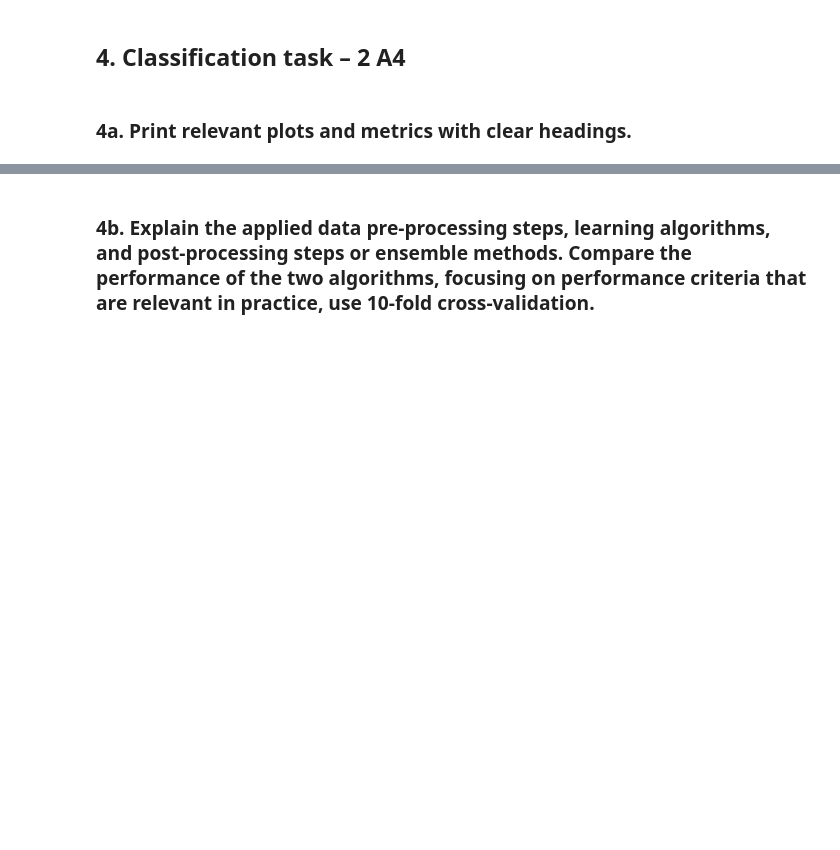
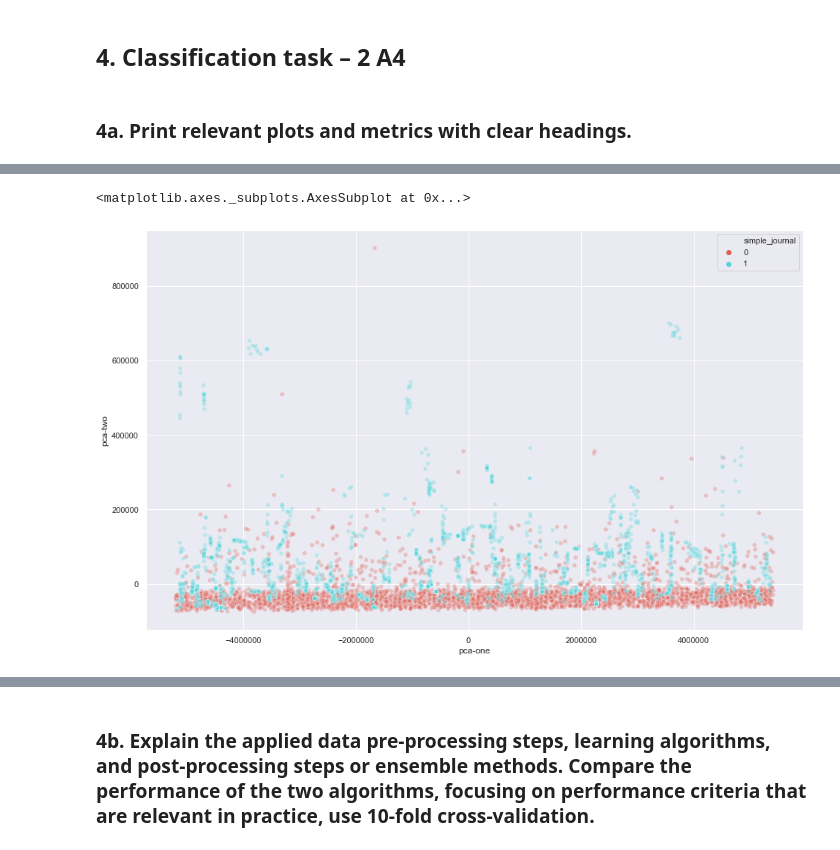
Before and after one commit to adityakunar/cda-2021, a Jupyter notebook: Assignment-1/Lab1.ipynb, the cells around one changed output, grey strips where cells are left out. Cells and saved outputs as stored; diff of their text form; code cells hidden in the pictures; blank space fills up the shorter version.

```diff
--- a/Assignment-1/Lab1.ipynb
+++ b/Assignment-1/Lab1.ipynb
@@ -414,3 +423,20 @@ plt.show()
 ## 4. Classification task – 2 A4
 # %% [markdown]
 ### 4a. Print relevant plots and metrics with clear headings.
+# %%
+from sklearn.decomposition import PCA
+from sklearn.manifold import TSNE
+
+pca_df = smoted_df.copy()
+
+pca = PCA(n_components=5)
+pca_result = pca.fit_transform(pca_df.values)
+pca_df['pca-one'] = pca_result[:,0]
+pca_df['pca-two'] = pca_result[:,1]
+pca_df['pca-three'] = pca_result[:,2]
+pca_df['pca-four'] = pca_result[:,3]
+pca_df['pca-five'] = pca_result[:,4]
+
+# print('Explained variation per principal component: %f' % pca.explained_variance_ratio_)
+# # Explained variation per principal component: [0.09746116 0.07155445 0.06149531]
+pca_df['simple_journal']
@@ -416,0 +456,15 @@ plt.show()
+# %%
+# pca.explained_variance_ratio_
+rndperm = np.random.permutation(pca_df.shape[0])
+plt.figure(figsize=(16,10))
+sns.scatterplot(
+    x='pca-one', y='pca-two',
+    hue='simple_journal',
+    palette=sns.color_palette("hls", 2),
+    data=pca_df,
+    legend="full",
+    alpha=0.3
+)
+# %% [output]
+<matplotlib.axes._subplots.AxesSubplot at 0x...>
+[figure, added]
```
Also changed, not shown: parts of 5 cells of this notebook.
